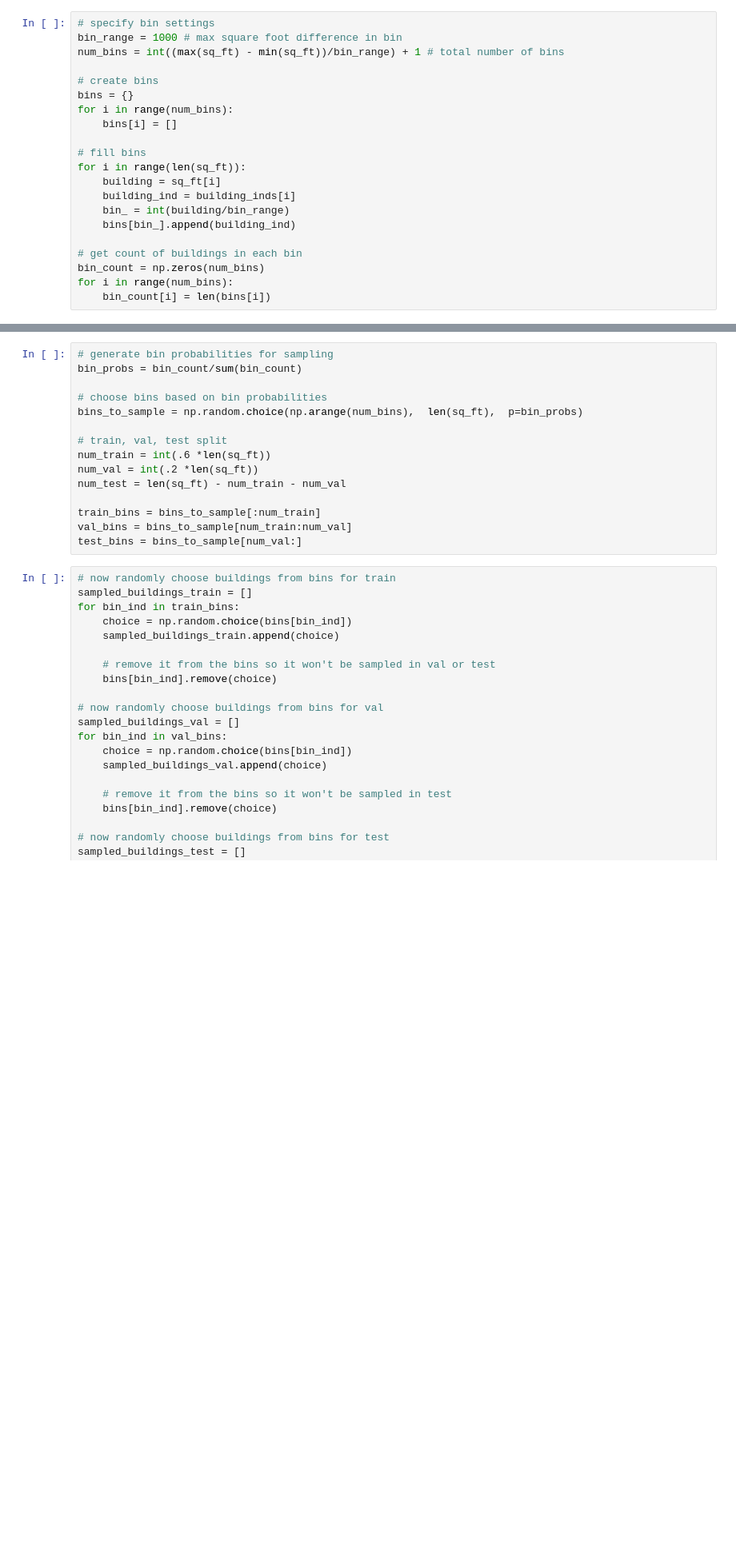
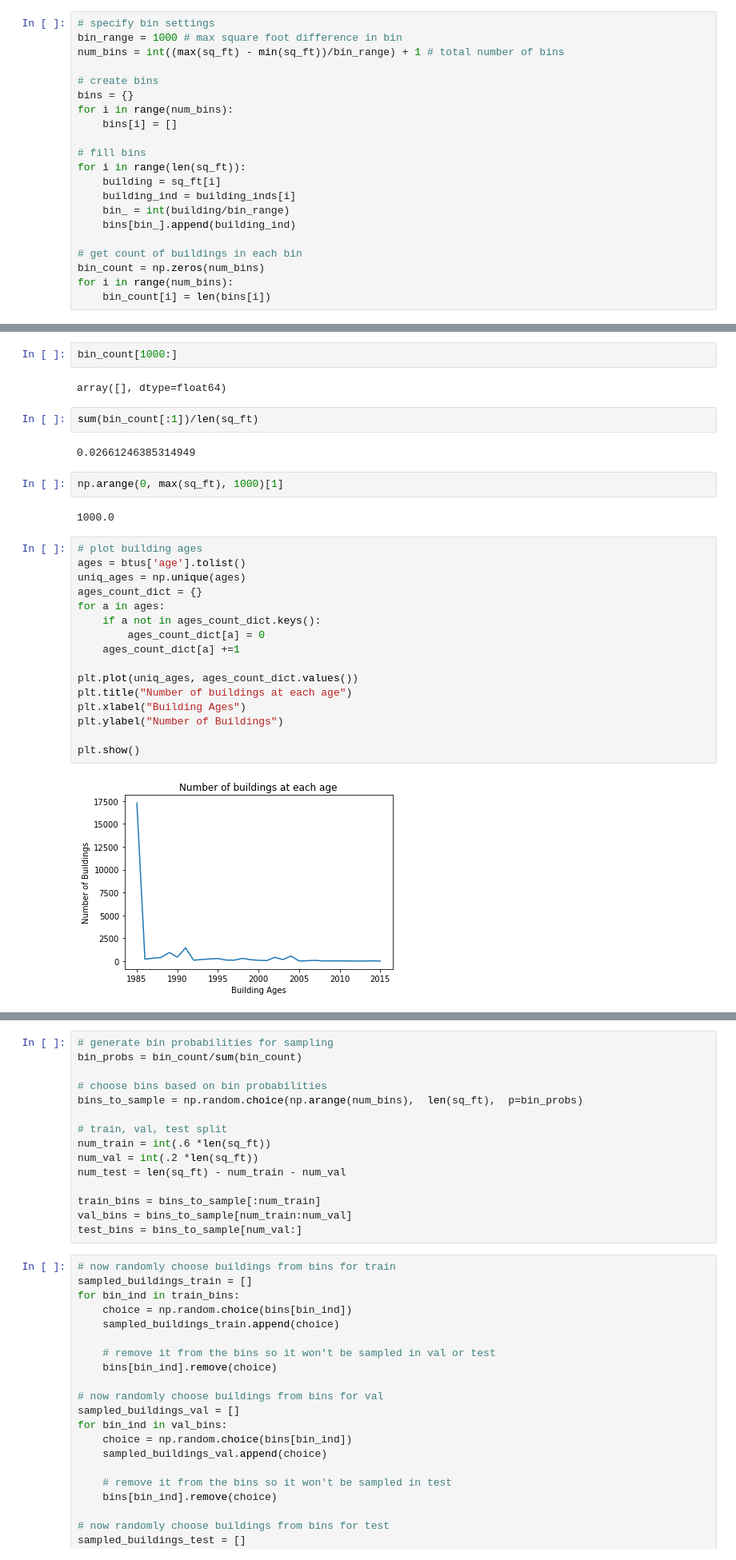
Before and after one commit to Heating-Loads/heating_loads, a Jupyter notebook: Data Sampling.ipynb, the cells around one changed output, grey strips where cells are left out. Shown at 80% size. Drawn from its saved outputs; the diff is of its cells as text; blank space fills up the shorter version.

```diff
--- a/Data Sampling.ipynb
+++ b/Data Sampling.ipynb
@@ -37,0 +101,30 @@ plt.plot(bin_count) # number of buildings per bin
+# %%
+bin_count[1000:]
+# %% [output]
+array([], dtype=float64)
+# %%
+sum(bin_count[:1])/len(sq_ft)
+# %% [output]
+0.02661246385314949
+# %%
+np.arange(0, max(sq_ft), 1000)[1]
+# %% [output]
+1000.0
+# %%
+# plot building ages
+ages = btus['age'].tolist()
+uniq_ages = np.unique(ages)
+ages_count_dict = {}
+for a in ages:
+    if a not in ages_count_dict.keys():
+        ages_count_dict[a] = 0
+    ages_count_dict[a] +=1
+
+plt.plot(uniq_ages, ages_count_dict.values())
+plt.title("Number of buildings at each age")
+plt.xlabel("Building Ages")
+plt.ylabel("Number of Buildings")
+
+plt.show()
+# %% [output]
+[figure, added]
```
Also changed, not shown: parts of 12 cells of this notebook, 2 other files.
